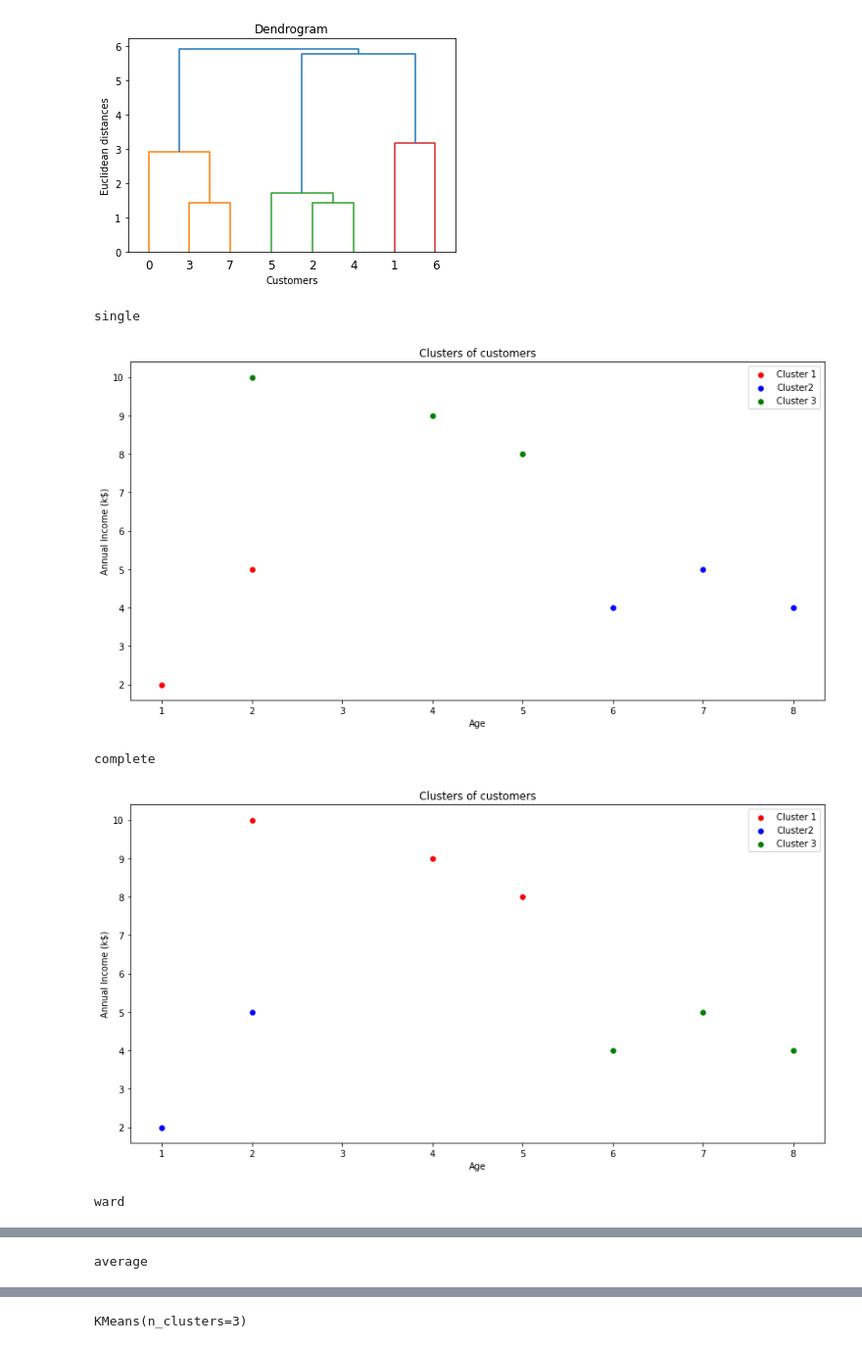
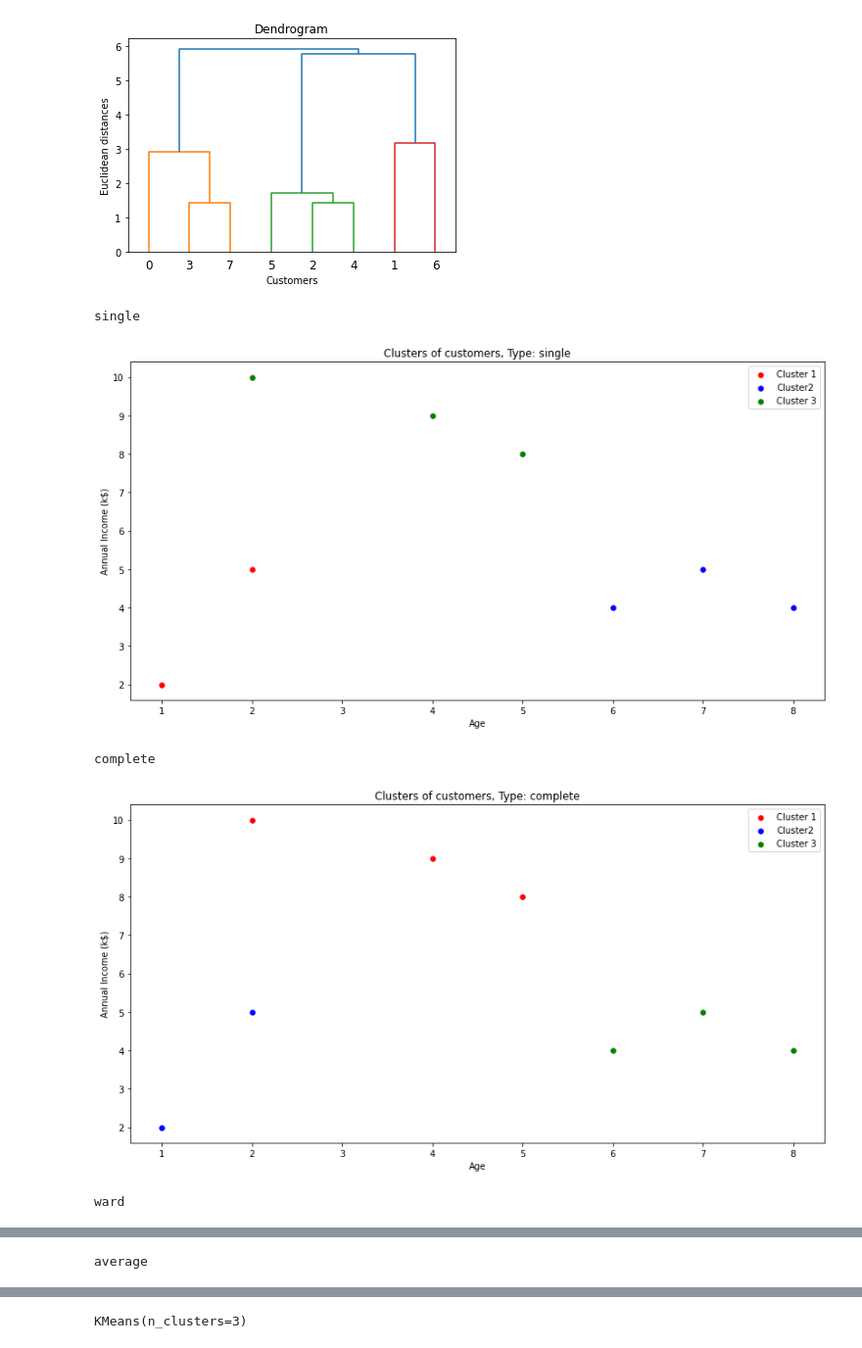
Before and after one commit to Dikshit28/python_code, a Jupyter notebook: Lab/Kmeans_numerical.ipynb, the cells around one changed output, grey strips where cells are left out. Shown: that part at 98% size. Saved outputs shown, nothing was run; the diff lists cells and outputs as text; code cells hidden in the pictures.

```diff
--- a/Lab/Kmeans_numerical.ipynb
+++ b/Lab/Kmeans_numerical.ipynb
@@ -58,21 +58,21 @@ from sklearn.cluster import AgglomerativeClustering
 # %%
 for i in types:
     print(i)
     hc = AgglomerativeClustering(n_clusters = 3, affinity = 'euclidean', linkage =i)
     y_hc = hc.fit_predict(X)
     # Visualising the clusters
     plt.figure(figsize=(14,7))
     plt.scatter(X[y_hc == 0, 0], X[y_hc == 0, 1], s = 30, c = 'red', label = 'Cluster 1')
     plt.scatter(X[y_hc == 1, 0], X[y_hc == 1, 1], s = 30, c = 'blue', label = 'Cluster2')
     plt.scatter(X[y_hc == 2, 0], X[y_hc == 2, 1], s = 30, c = 'green', label = 'Cluster 3')
-    plt.title('Clusters of customers')
+    plt.title('Clusters of customers, Type: '+str(i))
     plt.xlabel('Age')
     plt.ylabel('Annual Income (k$)')
     plt.legend()
     plt.show()
 # %% [output]
 single
-[figure, old version]
+[figure, new version]
 complete
-[figure, old version]
+[figure, new version]
 ward
```
Also changed, not shown: parts of 3 cells of this notebook, 6 other files.
